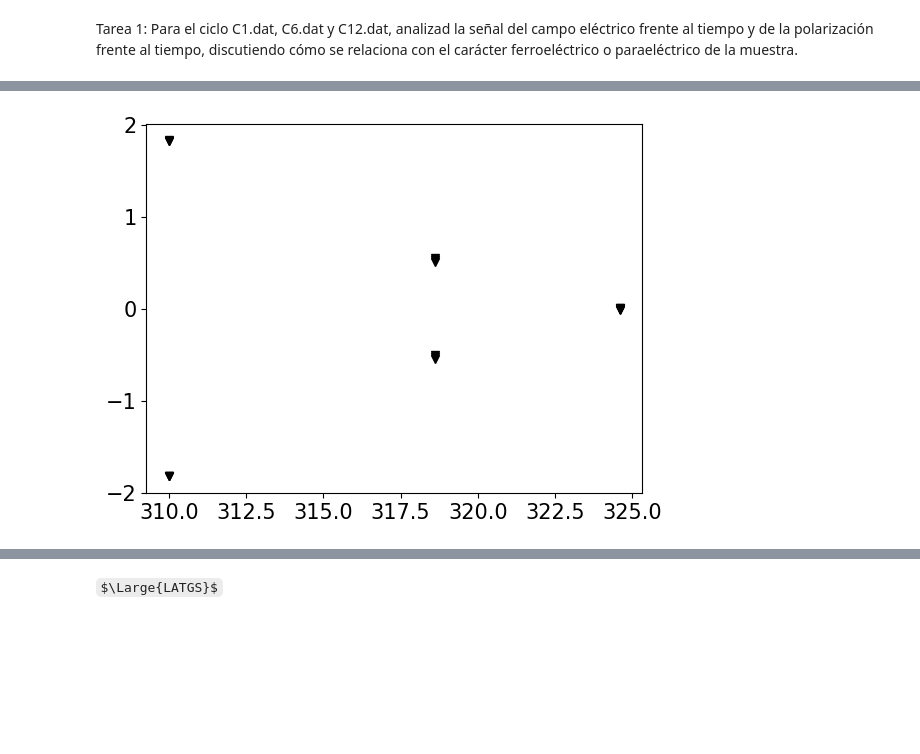
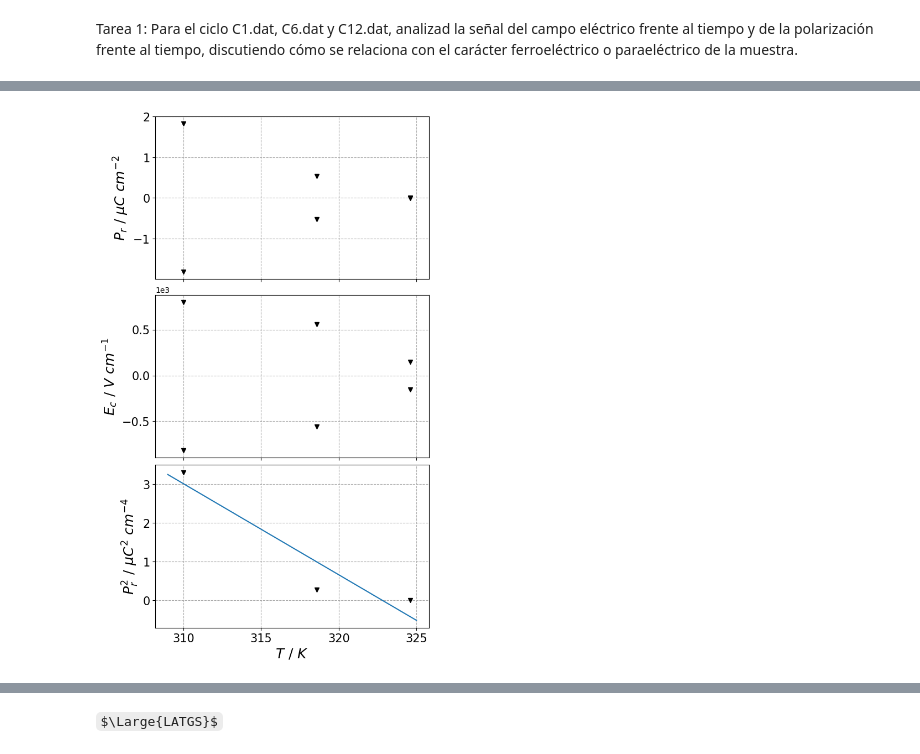
Before and after one commit to albertopeinador/termicas, a Jupyter notebook: lab_termo.ipynb, the cells around one changed output, grey strips where cells are left out. Cells and saved outputs as stored; diff of their text form; code cells hidden in the pictures; some formulas as TeX source; blank space fills up the shorter version.

Commit message:
Mostly report work and graph makeup. No new functionalities

```diff
--- a/lab_termo.ipynb
+++ b/lab_termo.ipynb
@@ -77,36 +75,101 @@ def r(x, a, b):
     return a * x + b
 # %%
 #   Cálculo de Pr y Ec
+
+n_of_points = 3
+
 from scipy.optimize import curve_fit
+
 Pr = []
 Ec = []
-fig = plt.figure()
+
+'''
+fig = plt.figure(figsize=(6, 6))
 ax = fig.subplots()
-fig2 = plt.figure()
+fig2 = plt.figure(figsize=(6, 6))
 ax2 = fig2.subplots()
-fig3 = plt.figure()
+fig3 = plt.figure(figsize=(6, 6))
 ax3 = fig3.subplots()
+'''
+
+fig, ax = plt.subplots(3, 1, layout='constrained', sharex= True, figsize = (6, 10))
+
 for i in list_of_cicles:
-    t_Ec = dtfs[i][1][1].iloc[(dtfs[i][1][2]).abs().argsort()[:6]].to_list()
-    t_Pr = dtfs[i][1][2].iloc[(dtfs[i][1][1]).abs().argsort()[:6]].to_list()
+    t_Ec = dtfs[i][1][1].iloc[(dtfs[i][1][2]).abs().argsort()[:n_of_points * 2]].to_list()
+    t_Pr = dtfs[i][1][2].iloc[(dtfs[i][1][1]).abs().argsort()[:n_of_points * 2]].to_list()
     Pr.append(t_Pr)
     Ec.append(t_Ec)
-    for j in range(len(t_Pr)):
+'''
+   for j in range(len(t_Pr)):
         ax.plot(dtfs[i][0], t_Pr[j], 'kv')
         ax2.plot(dtfs[i][0], t_Ec[j], 'rs')
+        '''
 #ax.set_yscale('log')
 #ax2.set_yscale('log')
 #ax3.set_yscale('log')
 av_Pr2 = []
 T = []
+mean_Pr = []
 for i in range (len (Pr)):
     av_Pr2.append(np.mean([j**2 for j in Pr[i]]))
-for i in list_of_cicles:
-    T.append (dtfs[i][0])
-#print (av_Pr2)
-ax3.plot(T, av_Pr2, 'kv')
+    nm = 0
+    pm = 0
+    for m in Pr[i]:
+        if m >= 0:
+             pm += m
+        else:
+            nm += m
+    mean_Pr.append([pm / n_of_points, nm / n_of_points])
+
+mean_Ec = []
+for i in range (len (Ec)):
+    nm = 0
+    pm = 0
+    for m in Ec[i]:
+        if m >= 0:
+             pm += m
+        else:
+            nm += m
+    mean_Ec.append([pm / n_of_points, nm / n_of_points])
+
+
+
+for i in range(len(list_of_cicles)):
+    T.append (dtfs[list_of_cicles[i]][0])
+    ax[0].plot(dtfs[list_of_cicles[i]][0], mean_Pr[i][0], 'kv')
+    ax[1].plot(dtfs[list_of_cicles[i]][0], mean_Ec[i][0], 'kv')
+    ax[0].plot(dtfs[list_of_cicles[i]][0], mean_Pr[i][1], 'kv')
+    ax[1].plot(dtfs[list_of_cicles[i]][0], mean_Ec[i][1], 'kv')
+print (T)
+print (mean_Pr, '\n', mean_Ec)
+ax[2].plot(T, av_Pr2, 'kv')
 par, cov = curve_fit(r, T[:], av_Pr2[:])
-x = np.linspace(309, 320, 100)
+x = np.linspace(309, 325, 100)
 y = r(x, par[0], par[1])
-ax3.plot(x, y)
+ax[2].plot(x, y)
+
+
+#   Graph makeup
+ax[0].set_ylabel('$P_r\ /\ \mu C\ cm^{-2}$', fontsize = 18)
+ax[2].set_xlabel('$T\ /\ K $', fontsize = 18)
+ax[1].set_ylabel('$E_c\ /\ V\ cm^{-1}$', fontsize = 18)
+
+ax[2].set_ylabel('$P_r^2\ /\ \mu C^2\ cm^{-4}$', fontsize = 18)
+
+
+ax[0].grid(linestyle = '--', color = '#aaaaaa')
+ax[1].grid(linestyle = '--', color = '#aaaaaa')
+ax[2].grid(linestyle = '--', color = '#aaaaaa')
+
+ax[1].ticklabel_format(axis= 'y', style = 'sci', scilimits = (3, 3))
+
+
+
+ax[0].tick_params(labelsize=15)
+ax[1].tick_params(labelsize=15)
+ax[2].tick_params(labelsize=15)
+
+fig.savefig('Pr.pdf')
+#fig2.savefig('Ec_2.pdf')
+#fig3.savefig('Pr2_2.pdf')
 # %% [output]
@@ -114 +179 @@ ax3.plot(x, y)
-[figure, old version]
+[figure, new version]
```
Also changed, not shown: parts of 10 cells of this notebook, 16 other files.
